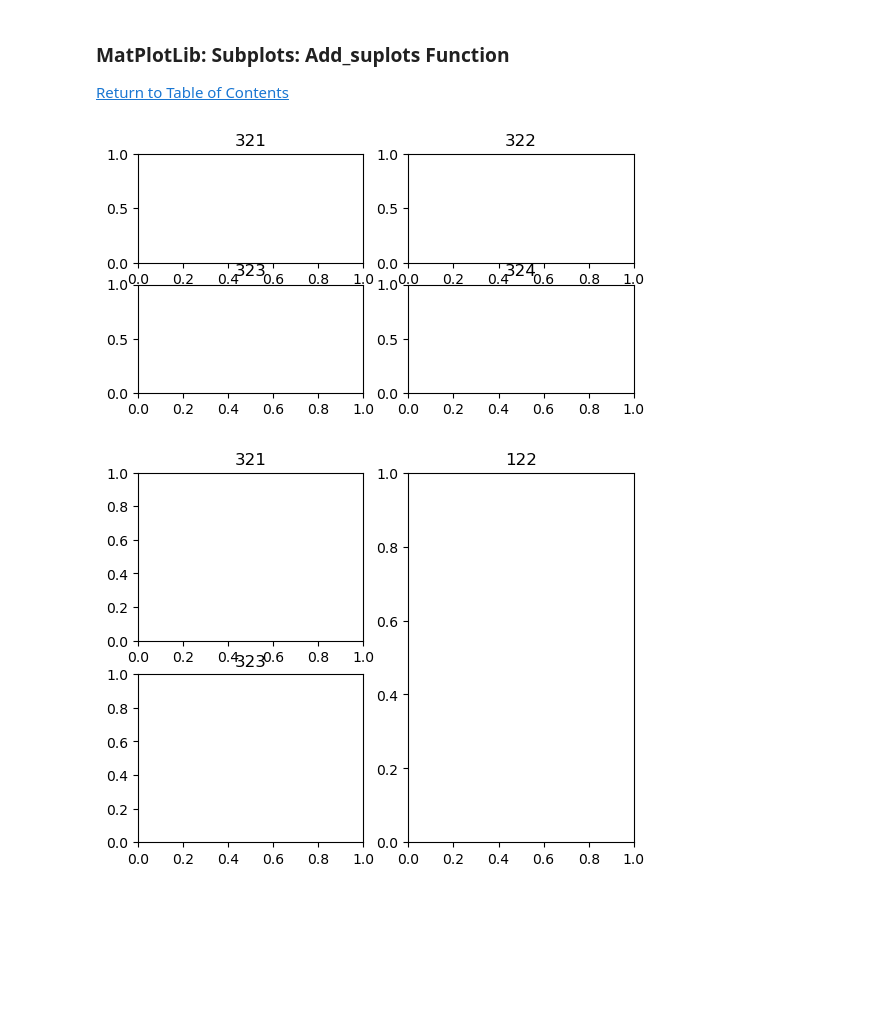
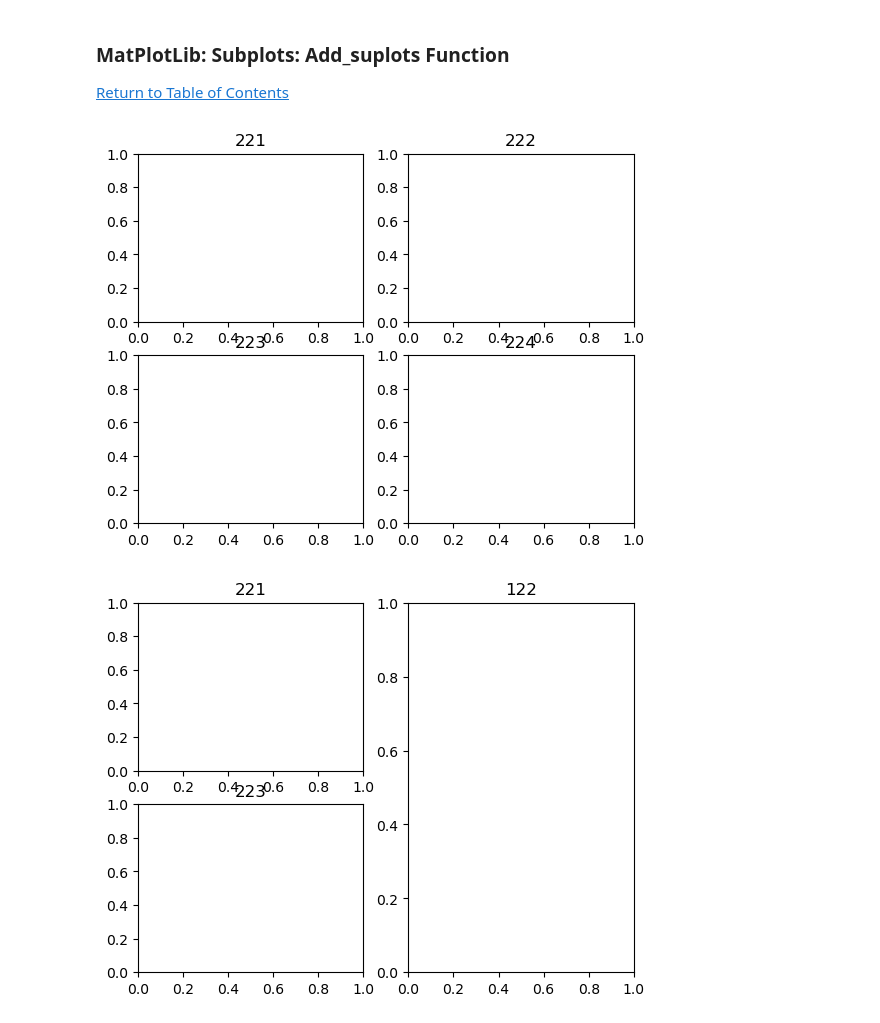
Before and after one commit to fgonzaleumbc/DATA601, a Jupyter notebook: Lecture07/18_Data_Visualization.ipynb, the cells around one changed output. Cells and saved outputs as stored; diff of their text form; code cells hidden in the pictures; blank space fills up the shorter version.

```diff
--- a/Lecture07/18_Data_Visualization.ipynb
+++ b/Lecture07/18_Data_Visualization.ipynb
@@ -366,7 +409,7 @@ Documentation References:
 - https://matplotlib.org/stable/gallery/showcase/anatomy.html
 # %%
 # Parameters
-plt.style.use('seaborn') # Plt Style
+plt.style.use('tableau-colorblind10') # Plt Style
 np.random.seed(19680801) # Random seed.
 
 def create_anatomy_figure(annotations):
@@ -594,15 +645,16 @@ plt.show();
 # %%
 fig = plt.figure()
 
-# Add subplots
-fig.add_subplot(321).set_title('321')
-fig.add_subplot(322).set_title('322')
-fig.add_subplot(323).set_title('323')
-fig.add_subplot(324).set_title('324')
+# Add subplots using the axis position.
+# number of rows (nrows), number of columns (ncols), and index
+fig.add_subplot(221).set_title('221')
+fig.add_subplot(222).set_title('222')
+fig.add_subplot(223).set_title('223')
+fig.add_subplot(224).set_title('224')
 
 plt.show();
 # %% [output]
-[figure, old version]
+[figure, new version]
 # %%
 fig = plt.figure()
 
```
Also changed, not shown: parts of 39 cells of this notebook.
